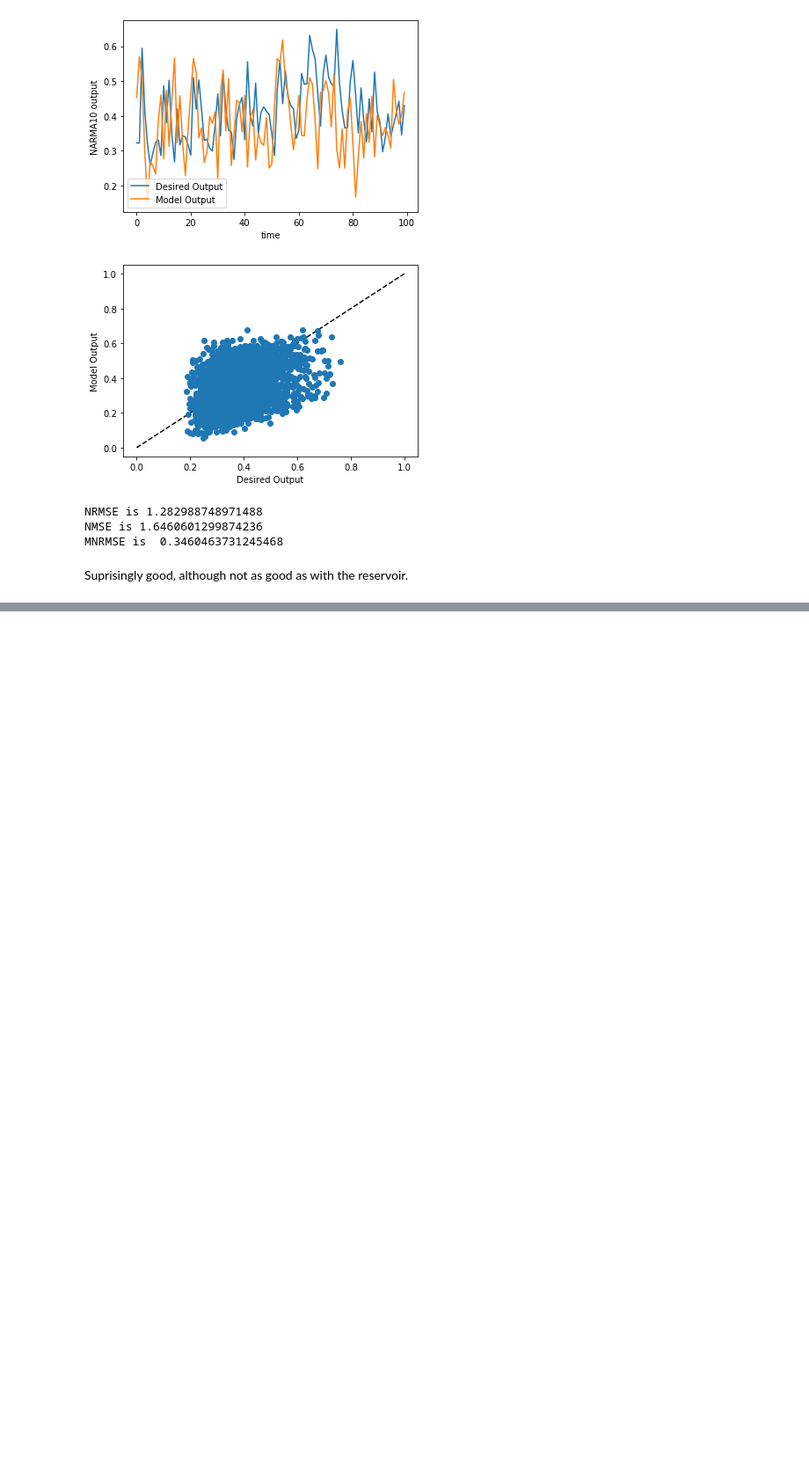
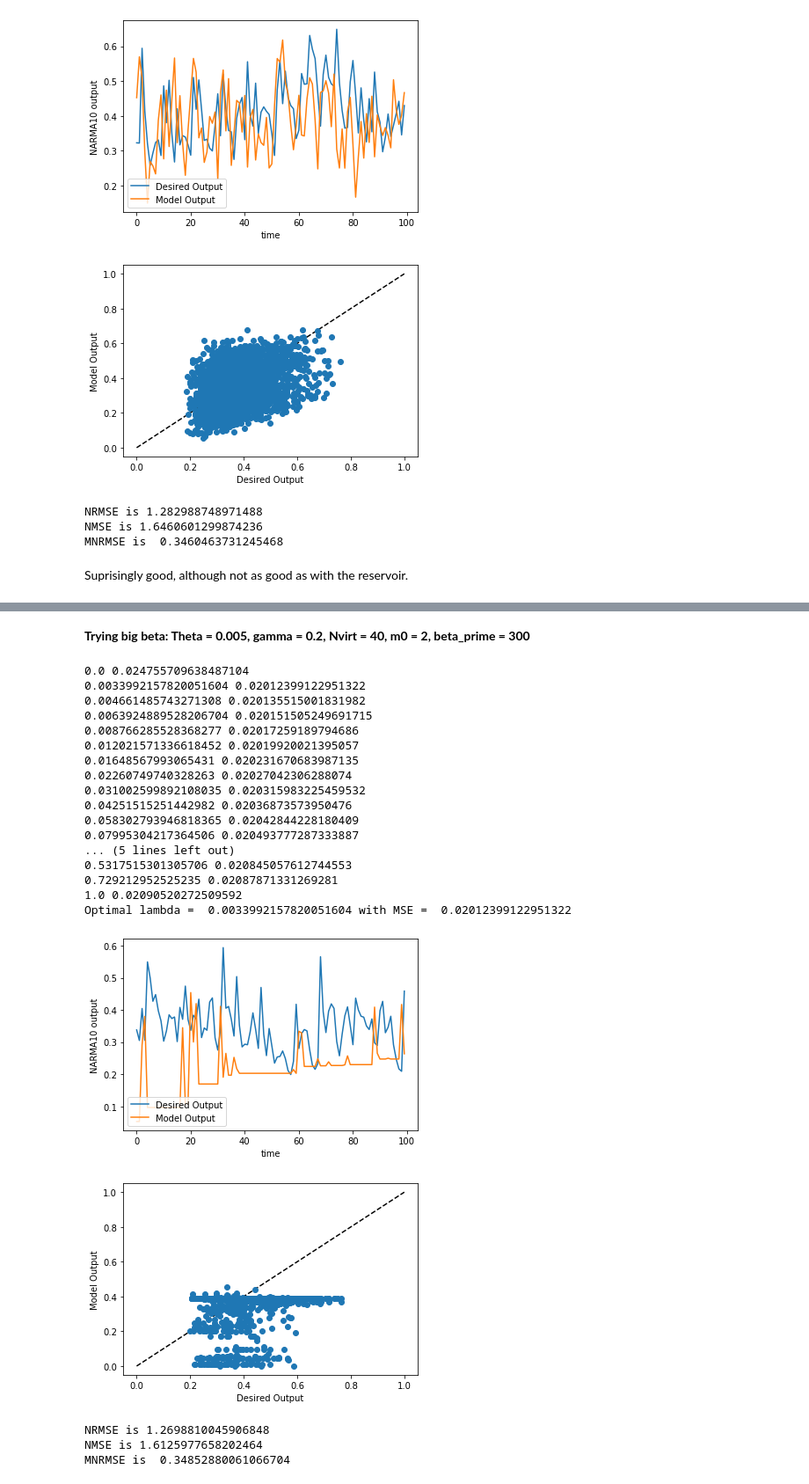
Before and after one commit to spintronic-computing-group/spnc, a Jupyter notebook: notebooks/SPNC_dev_and_testing/SPNC_dev_and_testing.ipynb, the cells around one changed output, grey strips where cells are left out. Shown at 88% size. Cells and saved outputs as stored; diff of their text form; code cells hidden in the pictures; blank space fills up the shorter version.

```diff
--- a/notebooks/SPNC_dev_and_testing/SPNC_dev_and_testing.ipynb
+++ b/notebooks/SPNC_dev_and_testing/SPNC_dev_and_testing.ipynb
@@ -1382,0 +1666,56 @@ Suprisingly good, although not as good as with the reservoir.
+# %% [markdown]
+**Trying big beta: Theta = 0.005, gamma = 0.2, Nvirt = 40, m0 = 2, beta_prime = 300**
+# %%
+%matplotlib inline
+# Defining the net
+# potential params : ( Nin, Nvirt, Nout, m0=0.1, mask_sparse=1.0, bias=False, act=None, inv_act=None)
+net = SPNC_SNR(1, 40, 1, m0=2, mask_sparse=0.5, bias=False)
+params = {'theta':0.005,'gamma':0.2,'beta_prime':300}
+
+
+# Running the net
+net.train(utrain, dtrain, uvalid, dvalid, params)
+
+Stest = net.transform(utest, params)
+pred = net.forward(Stest)
+
+plt.plot(dtest[100:200], label='Desired Output')
+plt.plot(pred[100:200], label='Model Output')
+plt.legend(loc='lower left')
+plt.xlabel('time')
+plt.ylabel('NARMA10 output')
+plt.show()
+
+plt.plot(np.linspace(0,1.0),np.linspace(0,1.0), 'k--' )
+plt.plot(dtest[:], pred[:], 'o')
+plt.xlabel('Desired Output')
+plt.ylabel('Model Output')
+plt.show()
+
+#Errors
+print('NRMSE is' ,np.sqrt(MSE(pred,dtest))/np.std(dtest))
+print('NMSE is' , (MSE(pred,dtest))/np.power(np.std(dtest),2) )
+print('MNRMSE is ',np.sqrt(MSE(pred,dtest))/np.mean(dtest))
+# %% [output]
+0.0 0.024755709638487104
+0.0033992157820051604 0.02012399122951322
+0.004661485743271308 0.020135515001831982
+0.0063924889528206704 0.020151505249691715
+0.008766285528368277 0.02017259189794686
+0.012021571336618452 0.02019920021395057
+0.01648567993065431 0.020231670683987135
+0.02260749740328263 0.02027042306288074
+0.031002599892108035 0.020315983225459532
+0.04251515251442982 0.02036873573950476
+0.058302793946818365 0.02042844228180409
+0.07995304217364506 0.020493777287333887
+... (5 lines left out)
+0.5317515301305706 0.020845057612744553
+0.729212952525235 0.02087871331269281
+1.0 0.02090520272509592
+Optimal lambda =  0.0033992157820051604 with MSE =  0.02012399122951322
+[figure, added]
+[figure, added]
+NRMSE is 1.2698810045906848
+NMSE is 1.6125977658202464
+MNRMSE is  0.34852880061066704
```
Also changed, not shown: parts of 13 cells of this notebook, 3 other files.
